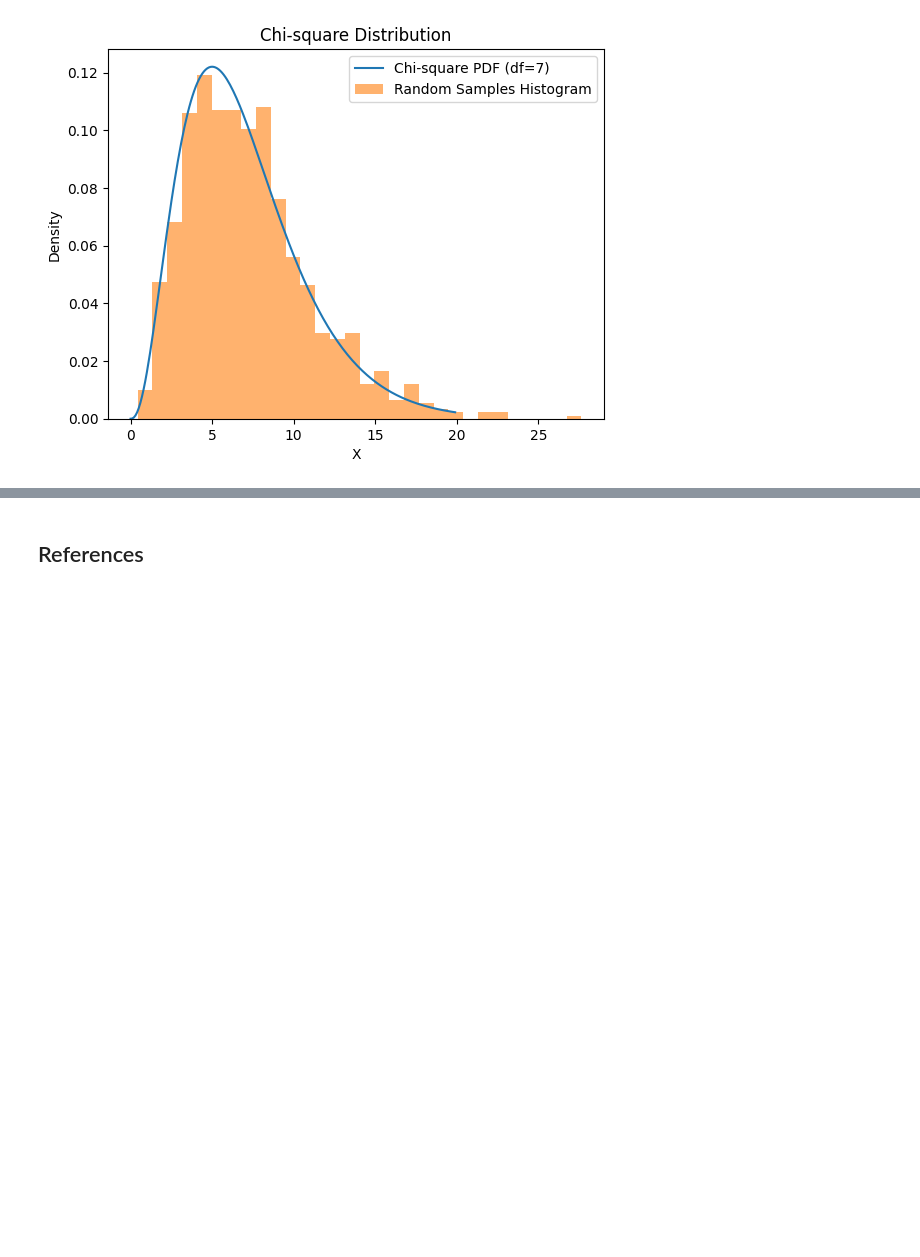
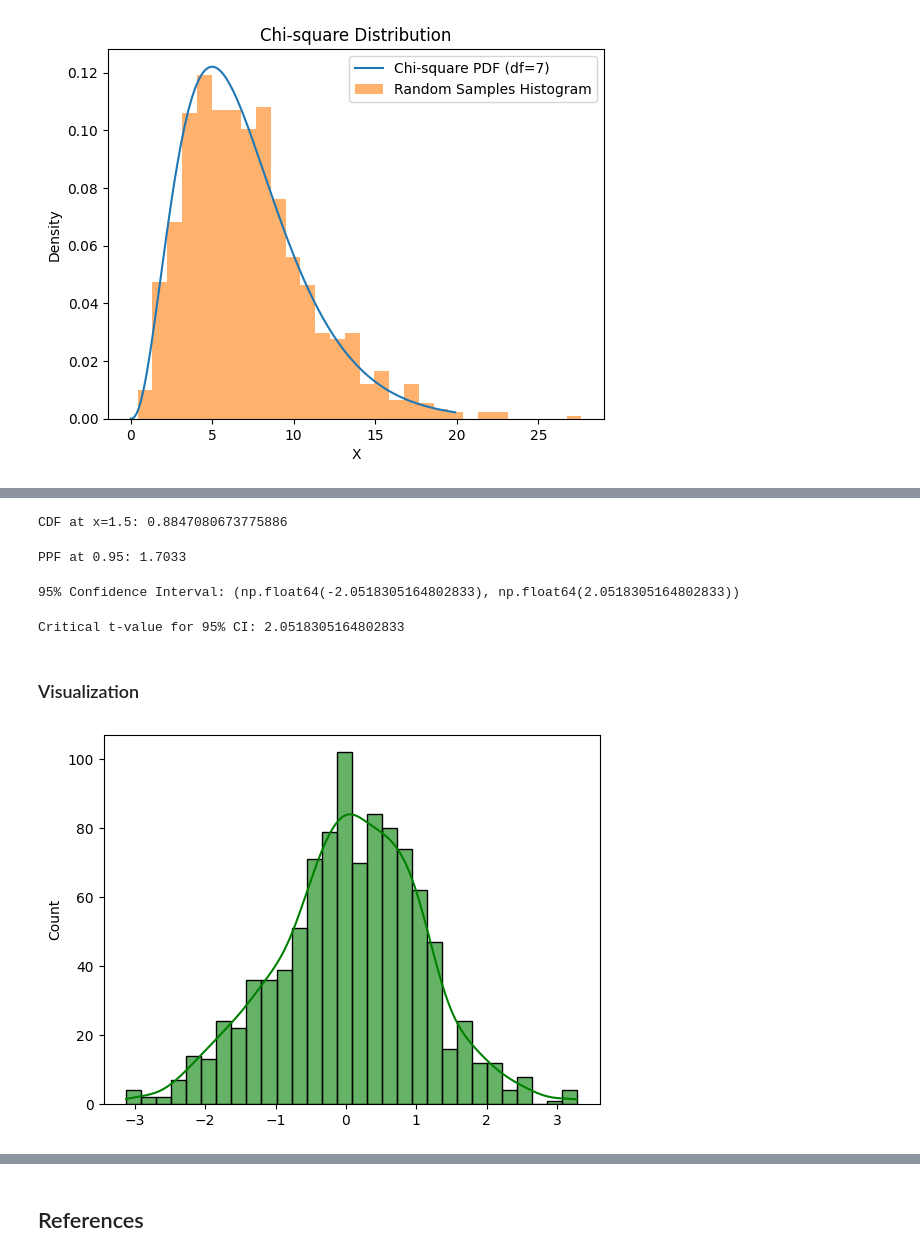
Before and after one commit to Bayan2019/kaz-gu, a Jupyter notebook: 01-ipynb/00-probability-theory/02-continuous-variables.ipynb, the cells around one changed output, grey strips where cells are left out. Saved outputs shown, nothing was run; the diff lists cells and outputs as text; code cells hidden in the pictures; blank space fills up the shorter version.

```diff
--- a/01-ipynb/00-probability-theory/02-continuous-variables.ipynb
+++ b/01-ipynb/00-probability-theory/02-continuous-variables.ipynb
@@ -142,0 +161,6 @@ plt.show()
+# %%
+# Define degrees of freedom
+df = 10 # For a sample size of n (n-1)
+# %%
+# Generate random samples from the t-distribution
+samples = t.rvs(df, size=1000)
@@ -142,0 +180,35 @@ plt.show()
+# %%
+# Calculate CDF at a specific value
+cdf_value = t.cdf(x_val, df)
+print(f"CDF at x={x_val}: {cdf_value}")
+# %% [output]
+CDF at x=1.5: 0.8847080673775886
+# %%
+quantile = 0.95
+ppf_value = t.ppf(quantile, df)
+print(f"PPF at {quantile}: {ppf_value:.4f}")
+# %% [output]
+PPF at 0.95: 1.7033
+# %%
+# Calculate a 95% confidence interval
+confidence_interval = t.interval(0.95, df)
+print(f"95% Confidence Interval: {confidence_interval}")
+# %% [output]
+95% Confidence Interval: (np.float64(-2.0518305164802833), np.float64(2.0518305164802833))
+# %%
+# Find the critical t-value for a 95% confidence interval (two-tailed)
+# This means alpha/2 = 0.025 in each tail, so we look for 0.975
+critical_t_value = t.ppf(0.975, df)
+# Calculates the Percent Point Function (PPF), also known as the quantile function or inverse CDF.
+# This gives the value x for a given cumulative probability q.
+print(f"Critical t-value for 95% CI: {critical_t_value}")
+# %% [output]
+Critical t-value for 95% CI: 2.0518305164802833
+# %% [markdown]
+### Visualization
+# %%
+# Plot the histogram of the samples
+sns.histplot(samples, bins=30, alpha=0.6, color='g', label='Random Samples', kde=True)
+plt.show()
+# %% [output]
+[figure, added]
```
Also changed, not shown: parts of 19 cells of this notebook, 5 other files.
